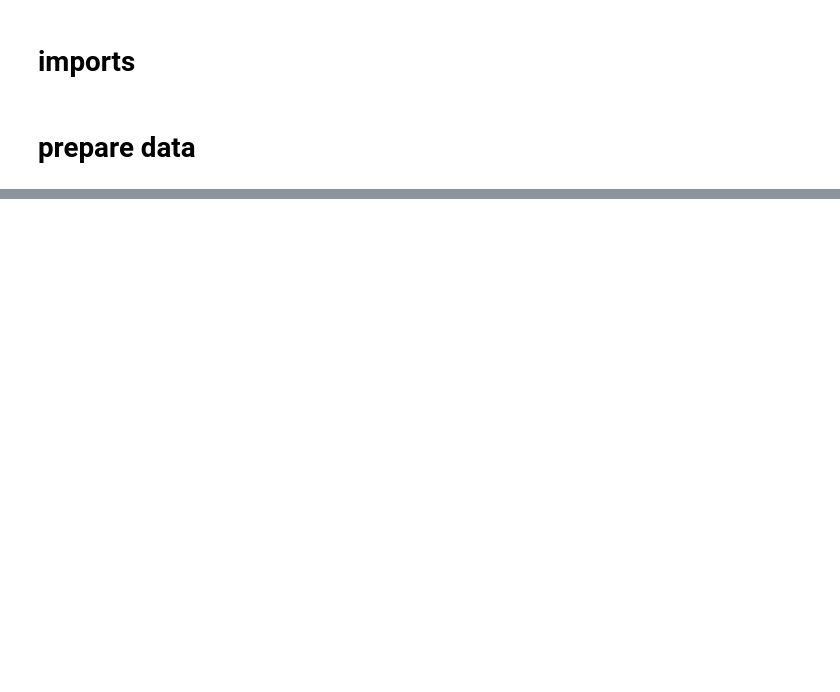
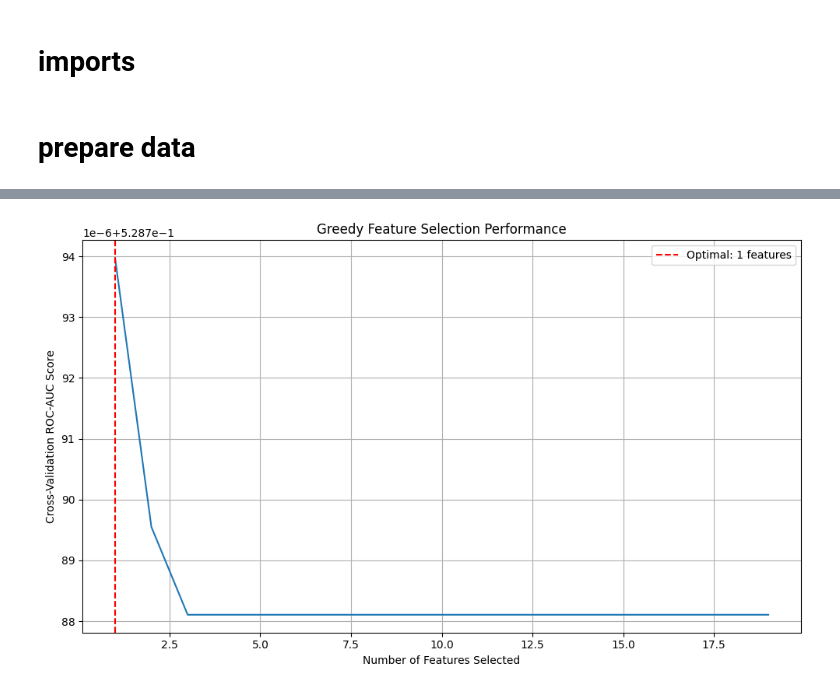
Before and after one commit to bimbo-22/doing_data_science, a Jupyter notebook: research/log_regression.ipynb, the cells around one changed output, grey strips where cells are left out. Drawn from its saved outputs; the diff is of its cells as text; code cells hidden in the pictures; blank space fills up the shorter version.

Commit message:
update of log regression and encoding of features

```diff
--- a/research/log_regression.ipynb
+++ b/research/log_regression.ipynb
@@ -43,0 +56,25 @@ ValueError: Expected a 1D array, got an array with shape (444575, 2)
+# %%
+log_reg = LogisticRegression(
+    class_weight='balanced',
+    max_iter=1000,
+    random_state=42,
+    solver='liblinear'
+)
+
+rfecv = RFECV(
+    estimator=log_reg,
+    step=1,                    # Remove 1 feature at a time
+    cv=5,                      # 5-fold cross-validation
+    scoring='roc_auc',         # Optimize for ROC-AUC
+    n_jobs=-1,                 # Use all CPU cores
+    verbose=1                  # Show progress
+)
+
+rfecv.fit(X_train_scaled, y_train)
+
+# Get selected features
+selected_features = X.columns[rfecv.support_].tolist()
+n_selected = rfecv.n_features_
+
+print(f"\nOptimal number of features: {n_selected}")
+print(f"Selected features: {selected_features}")
@@ -43,0 +99,15 @@ ValueError: Expected a 1D array, got an array with shape (444575, 2)
+# %%
+plt.figure(figsize=(10, 6))
+plt.plot(range(1, len(rfecv.cv_results_['mean_test_score']) + 1),
+         rfecv.cv_results_['mean_test_score'])
+plt.xlabel('Number of Features Selected')
+plt.ylabel('Cross-Validation ROC-AUC Score')
+plt.title('Greedy Feature Selection Performance')
+plt.axvline(x=n_selected, color='r', linestyle='--',
+            label=f'Optimal: {n_selected} features')
+plt.legend()
+plt.grid(True)
+plt.tight_layout()
+plt.show()
+# %% [output]
+[figure, added]
```
Also changed, not shown: parts of 5 cells of this notebook, 1 other file.
